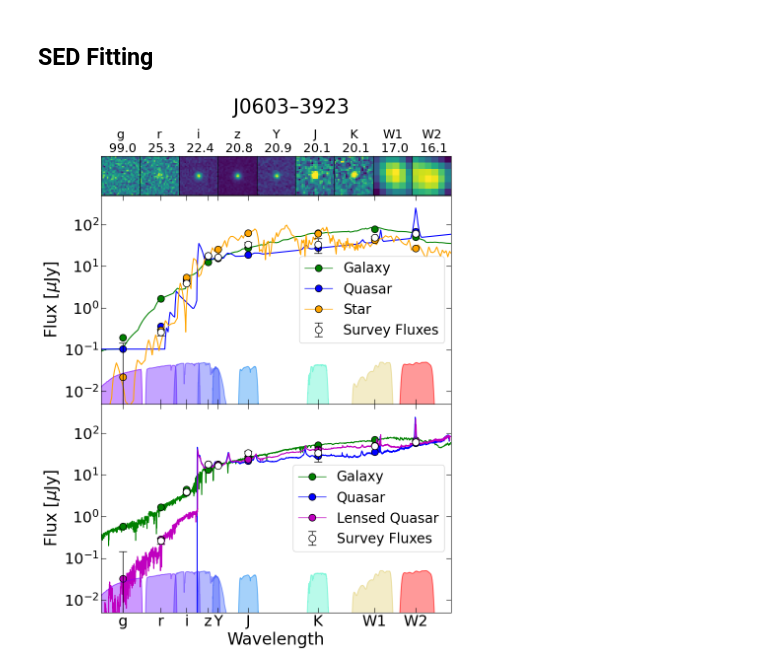
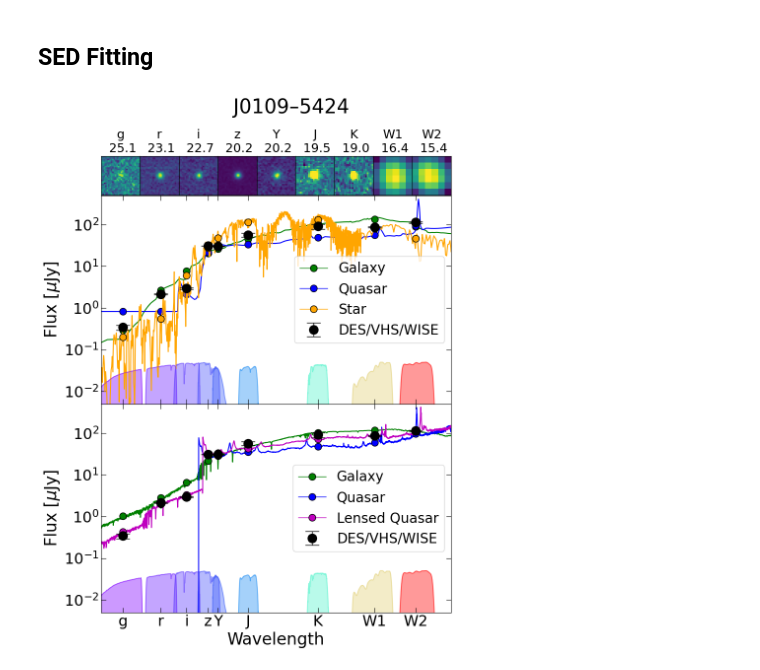
Before and after one commit to xbyrne/glq_mpia, a Jupyter notebook: notebooks/_figures_for_paper.ipynb, the cells around one changed output. Saved outputs shown, nothing was run; the diff lists cells and outputs as text; code cells hidden in the pictures.

```diff
--- a/notebooks/_figures_for_paper.ipynb
+++ b/notebooks/_figures_for_paper.ipynb
@@ -390,7 +407,7 @@ band_shade[:,3] = .2
 band_lines = band_hues
 band_lines[:,3] = .4
 # %%
-coi = lhzq_cois[1]
+coi = lhzq_cois[0]
 fg, axs = plt.subplot_mosaic(
     [
         bands,
@@ -475,37 +492,37 @@ for ax, cols, lbls in zip(
     true_fluxes = ax.errorbar(
         eff_wavs, colour_row[[f'{band}_flux' for band in bands]],
         yerr = colour_row[[f'{band}_fluxerr' for band in bands]],
-        marker='o', mfc='white', mec='k', ms=10, lw=0,
-        ecolor='k', elinewidth=1, capsize=5.5,
-        label='Survey Fluxes'
+        marker='o', mfc='k', mec='k', ms=13, lw=0,
+        ecolor='k', elinewidth=1, capsize=10,
+        label='DES/VHS/WISE'
     )
     # Legend
     legend_elements = [
         lines.Line2D(
             [0],[0], color=cols[j], lw=1,
             marker='o', mfc=cols[j], mec='k', ms=10,
             label=lbls[j]
         ) for j in range(3)
     ]+[true_fluxes]
     ax.legend(handles = legend_elements, loc='center right')
 
     ax.set_xlim([4e3,6e4])
     ax.set_xscale('log')
     ax.set_xticks(eff_wavs, which='major')
     ax.set_xticklabels(bands)
     ax.tick_params(which='minor', length=0)
     ax.set_yscale('log')
     # ax.set_ylim([0,ymax])
     ax.set_ylim([5e-3,5e2])
     ax.set_ylabel(f'Flux [$\mu$Jy]')
     ax.set_xlabel('Wavelength')
 
 fg.suptitle(coord_name_dict[coi], x=.6, y=.96)
 fg.set_rasterized(True)
 fg.tight_layout()
 fg.savefig(f'../figs/{coord_name_dict[coi][:5]}_sed.eps', format='eps')
 # %% [output]
-[figure, old version]
+[figure, new version]
 # %%
 fl = np.load('../sed_fitting/bagpipes/mcmc_results.npz')
 cois = fl['ids']
```
Also changed, not shown: parts of 5 cells of this notebook, 3 other files.
